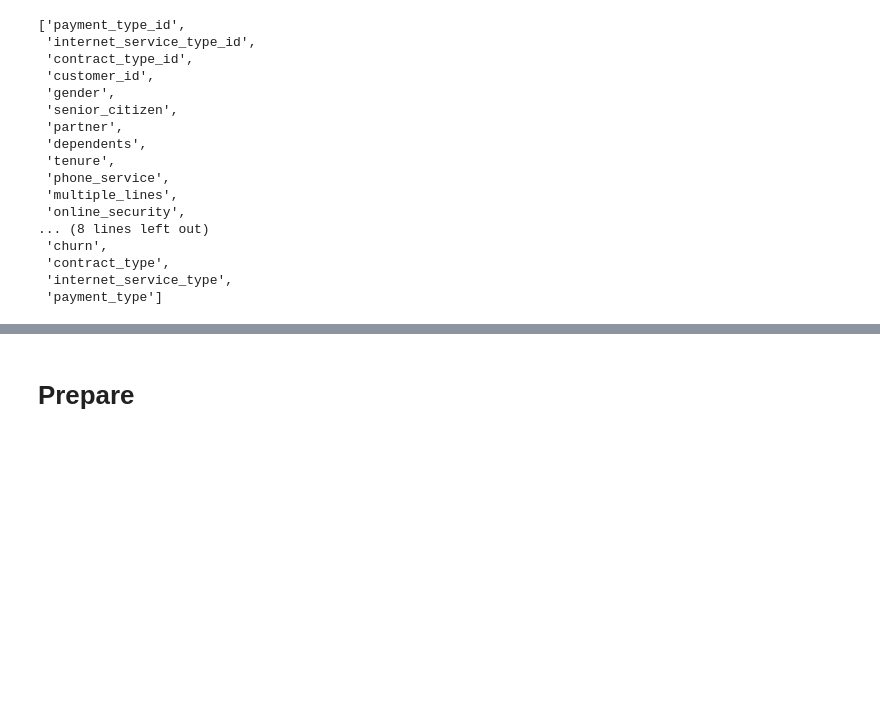
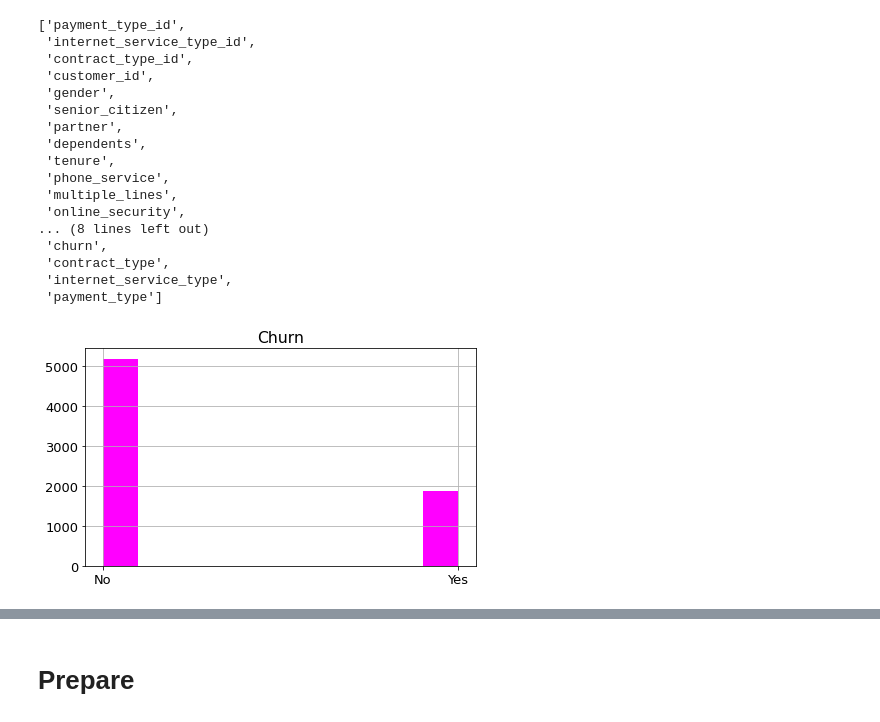
Before and after one commit to LinhQuach13/classification_project, a Jupyter notebook: telco_final.ipynb, the cells around one changed output, grey strips where cells are left out. Cells and saved outputs as stored; diff of their text form; code cells hidden in the pictures; blank space fills up the shorter version.

```diff
--- a/telco_final.ipynb
+++ b/telco_final.ipynb
@@ -146,0 +156,8 @@ telco.columns.tolist() # looking at list of columns
+# %%
+# Visual for overall churn and no churn
+telco['churn'].hist(color='magenta', figsize=(7,4))
+
+plt.title('Churn')
+plt.show()
+# %% [output]
+[figure, added]
```
Also changed, not shown: parts of 61 cells of this notebook.
